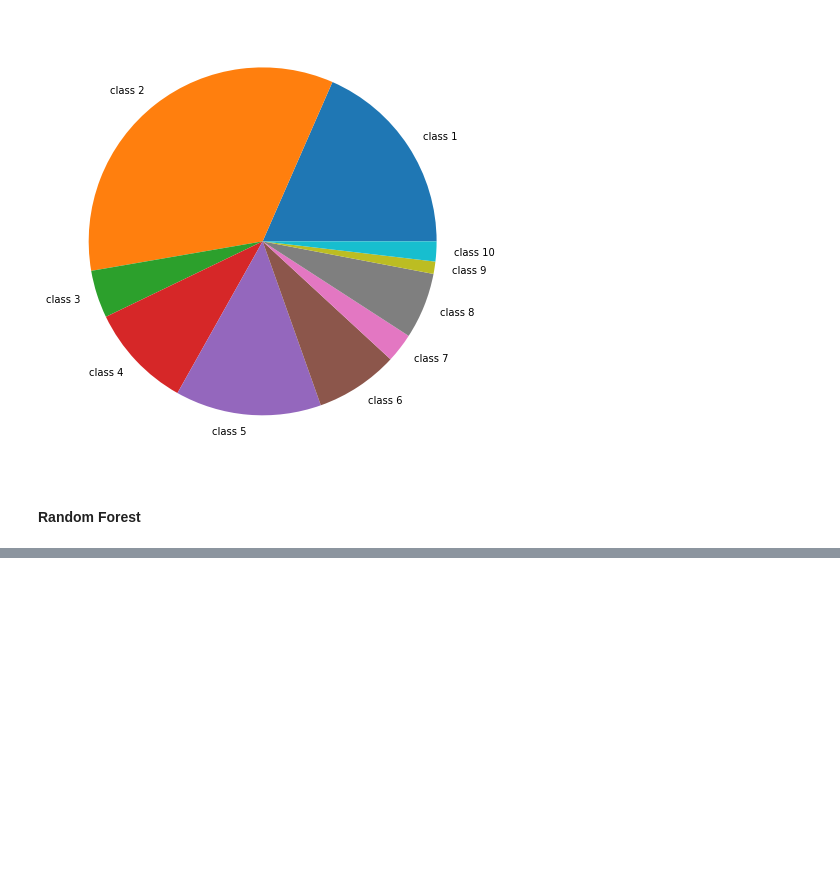
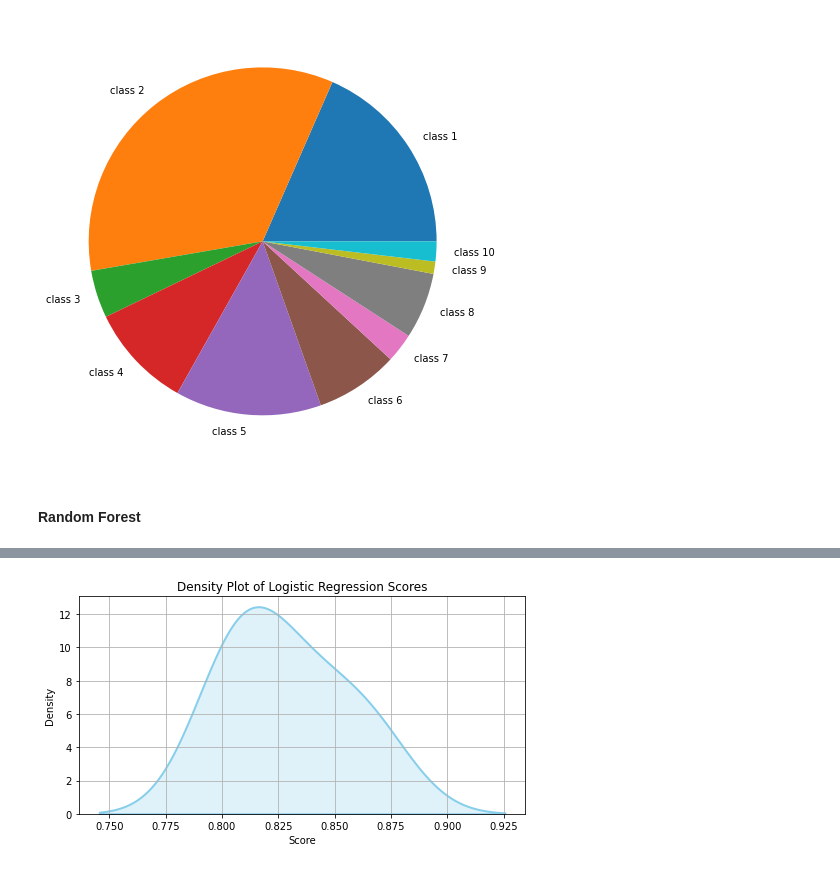
Before and after one commit to cagintunc/ML_Biology, a Jupyter notebook: Final Project/Final_Project_Part_2_Classification.ipynb, the cells around one changed output, grey strips where cells are left out. Cells and saved outputs as stored; diff of their text form; code cells hidden in the pictures; blank space fills up the shorter version.

```diff
--- a/Final Project/Final_Project_Part_2_Classification.ipynb
+++ b/Final Project/Final_Project_Part_2_Classification.ipynb
@@ -162,0 +322,4 @@ ValueError: y should be a 1d array, got an array of shape (560, 10) instead.
+# %%
+lg_results_Array[0].append(grid_search_LR_3.best_score_)
+lg_results_Array[1].append("C~5")
+lg_results_Array[2].append(grid_search_LR_3.best_params_)
@@ -162,0 +343,3 @@ ValueError: y should be a 1d array, got an array of shape (560, 10) instead.
+# %%
+le = LogisticRegression(C=0.2, penalty="l2", solver="lbfgs")
+le.fit(X_train, y_train_idx)
@@ -162,0 +359,4 @@ ValueError: y should be a 1d array, got an array of shape (560, 10) instead.
+# %%
+lg_results_Array[0].append(le.score(X_test, y_test_idx))
+lg_results_Array[1].append("Best GridSearch Params")
+lg_results_Array[2].append(grid_search_LR_3.best_params_)
@@ -162,0 +382,12 @@ ValueError: y should be a 1d array, got an array of shape (560, 10) instead.
+# %%
+scores, updates = lg_results_Array[0], lg_results_Array[1]
+# %%
+plt.figure(figsize=(8, 4))
+sns.kdeplot(scores, fill=True, color='skyblue', linewidth=2)
+plt.title("Density Plot of Logistic Regression Scores")
+plt.xlabel("Score")
+plt.ylabel("Density")
+plt.grid(True)
+plt.show()
+# %% [output]
+[figure, added]
```
Also changed, not shown: parts of 47 cells of this notebook, 3 other files.
